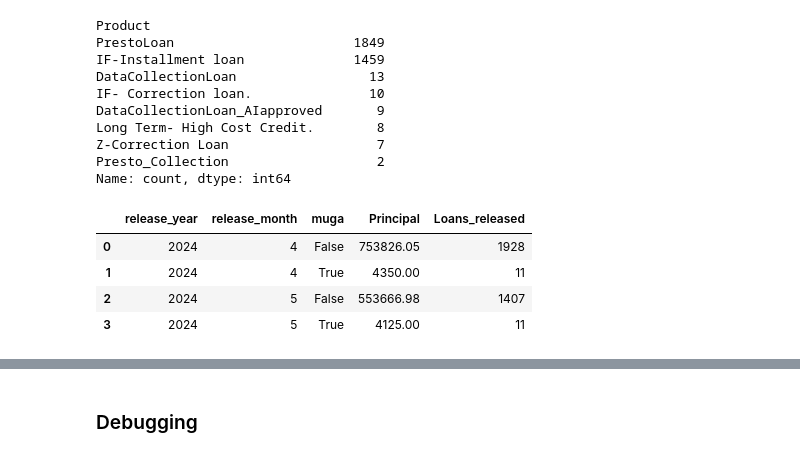
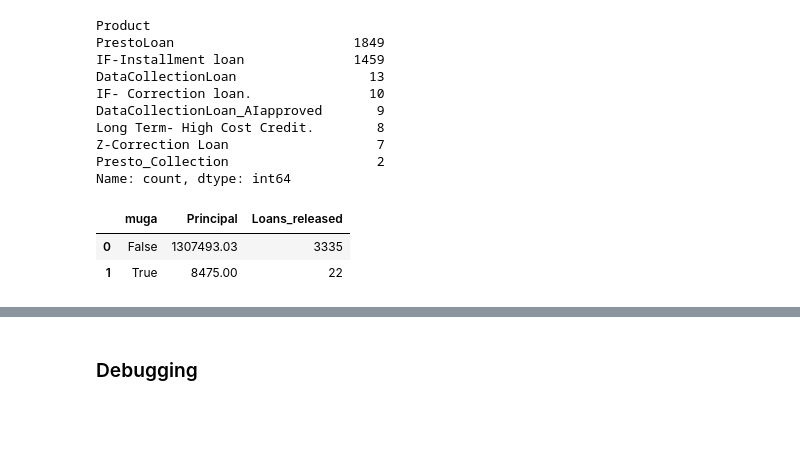
Before and after one commit to klahrich/westgate, a Jupyter notebook: analysis/repayments/muga_repayments.ipynb, the cells around one changed output, grey strips where cells are left out. Cells and saved outputs as stored; diff of their text form; code cells hidden in the pictures; blank space fills up the shorter version.

```diff
--- a/analysis/repayments/muga_repayments.ipynb
+++ b/analysis/repayments/muga_repayments.ipynb
@@ -200,18 +213,16 @@ Z-Correction Loan                   7
 Presto_Collection                   2
 Name: count, dtype: int64
 # %%
-disbursed_df = loans_disbursed_df.groupby(['release_year', 'release_month', 'muga']).agg({
+disbursed_df = loans_disbursed_df.groupby(['muga']).agg({
     'Principal': 'sum',
     'Loan #': 'nunique'
 }).reset_index().rename(columns={'Loan #': 'Loans_released'})
 
 disbursed_df
 # %% [output]
-|  | release_year | release_month | muga | Principal | Loans_released |
-| 0 | 2024 | 4 | False | 753826.05 | 1928 |
-| 1 | 2024 | 4 | True | 4350.00 | 11 |
-| 2 | 2024 | 5 | False | 553666.98 | 1407 |
-| 3 | 2024 | 5 | True | 4125.00 | 11 |
+|  | muga | Principal | Loans_released |
+| 0 | False | 1307493.03 | 3335 |
+| 1 | True | 8475.00 | 22 |
 # %%
 collected_df = merged_df.groupby(['release_year', 'release_month', 'weeks_since_release', 'muga']).agg({
                                     'Amount': 'sum',
```
Also changed, not shown: parts of 14 cells of this notebook, 26 other files.
